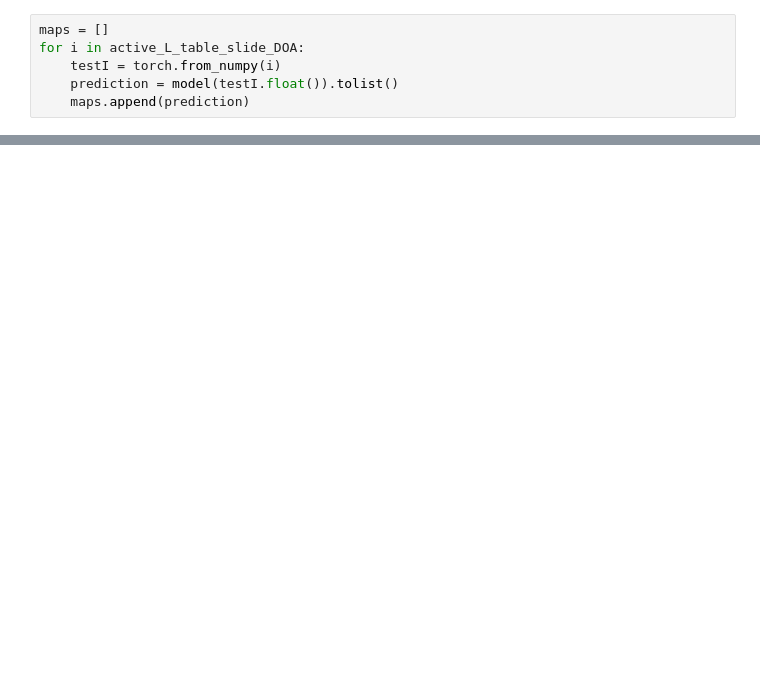
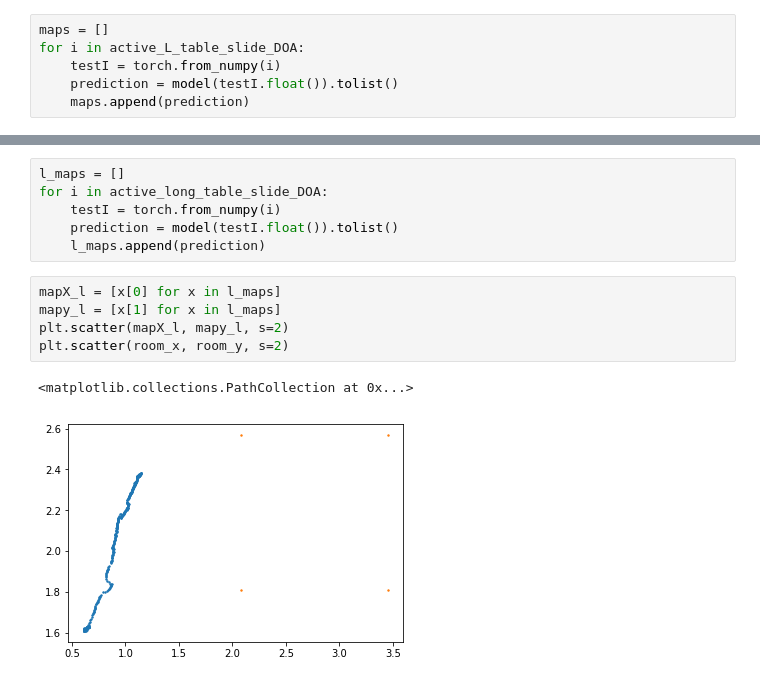
Before and after one commit to rdszhao/DSC180_Project, a Jupyter notebook: notebooks/report.ipynb, the cells around one changed output, grey strips where cells are left out. Cells and saved outputs as stored; diff of their text form; blank space fills up the shorter version.

Commit message:
experimented with model params

```diff
--- a/notebooks/report.ipynb
+++ b/notebooks/report.ipynb
@@ -116,0 +117,14 @@ plt.scatter(room_x, room_y, s=2)
+# %%
+l_maps = []
+for i in active_long_table_slide_DOA:
+    testI = torch.from_numpy(i)
+    prediction = model(testI.float()).tolist()
+    l_maps.append(prediction)
+# %%
+mapX_l = [x[0] for x in l_maps]
+mapy_l = [x[1] for x in l_maps]
+plt.scatter(mapX_l, mapy_l, s=2)
+plt.scatter(room_x, room_y, s=2)
+# %% [output]
+<matplotlib.collections.PathCollection at 0x...>
+[figure, added]
```
Also changed, not shown: parts of 5 cells of this notebook.
